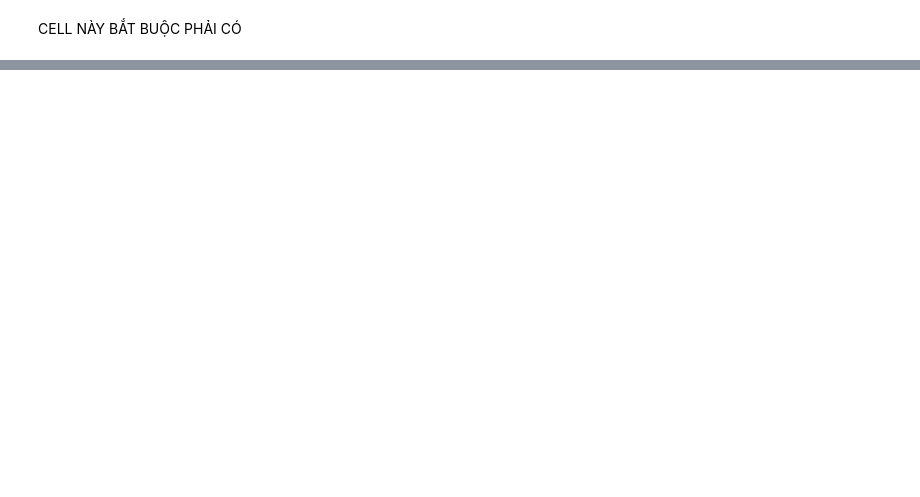
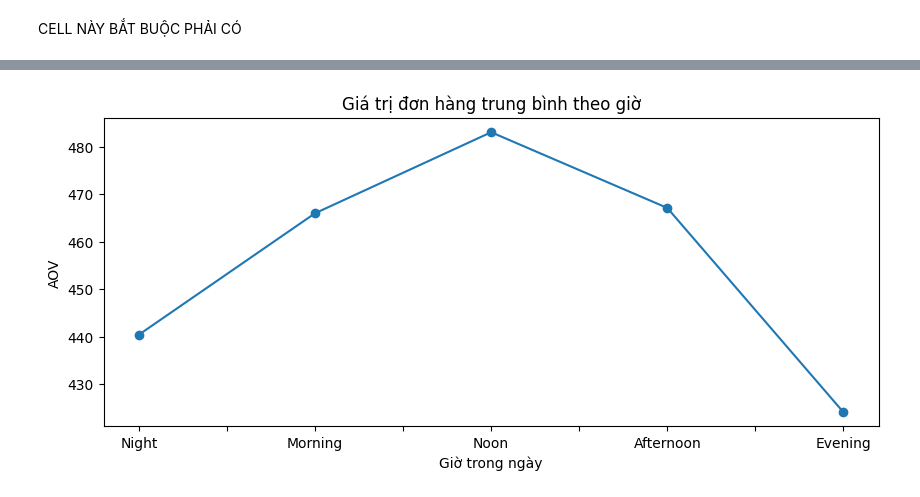
Before and after one commit to tinletrongCS/Data-mining, a Jupyter notebook: notebooks/toan.ipynb, the cells around one changed output, grey strips where cells are left out. Saved outputs shown, nothing was run; the diff lists cells and outputs as text; code cells hidden in the pictures; blank space fills up the shorter version.

```diff
--- a/notebooks/toan.ipynb
+++ b/notebooks/toan.ipynb
@@ -40,0 +136,12 @@ dataset = run_phase_1_cleaning(dataset)
+# %%
+time_order = ["Night", "Morning", "Noon", "Afternoon", "Evening"]
+aov_per_hour = (order_df.groupby("time_bucket")["order_value"].mean().reindex(time_order))
+
+plt.figure(figsize=(10,4))
+aov_per_hour.plot(kind="line", marker="o")
+plt.title("Giá trị đơn hàng trung bình theo giờ")
+plt.xlabel("Giờ trong ngày")
+plt.ylabel("AOV")
+plt.show()
+# %% [output]
+[figure, added]
```
Also changed, not shown: parts of 14 cells of this notebook, 1 other file.
